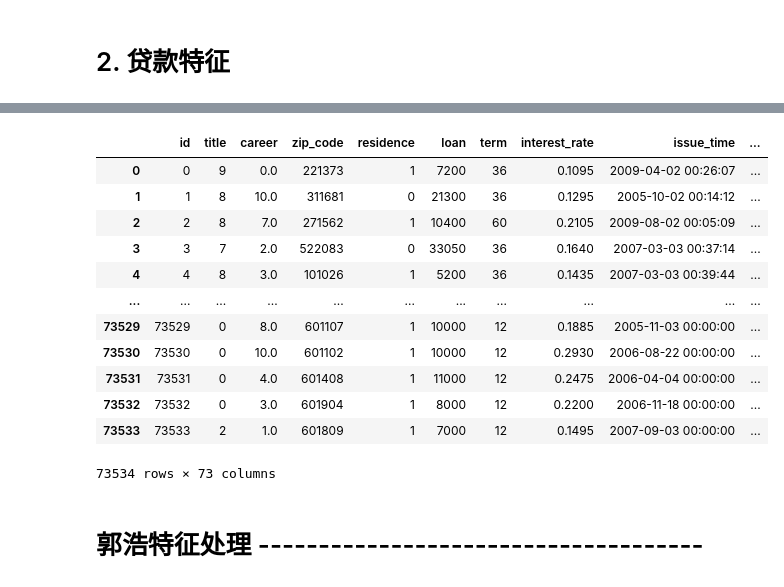
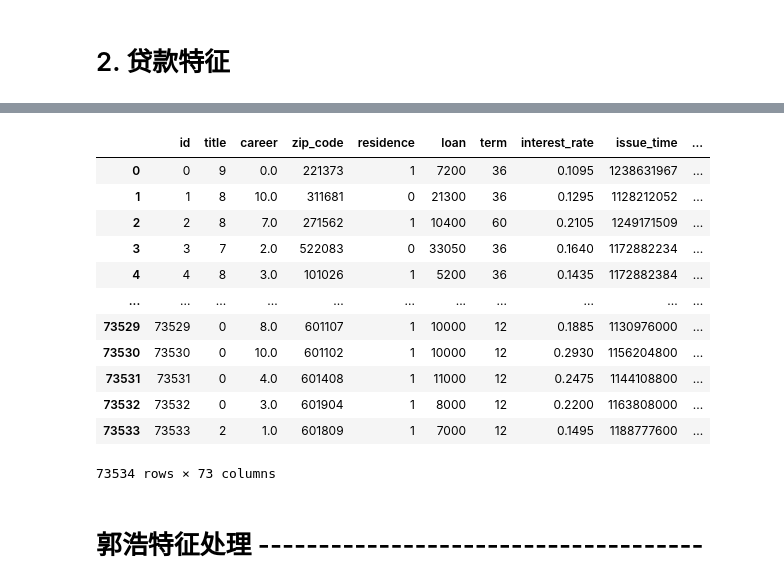
Before and after one commit to ghworld/bank_model_competiton, a Jupyter notebook: data/v25/process_v25.ipynb, the cells around one changed output, grey strips where cells are left out. Drawn from its saved outputs; the diff is of its cells as text; code cells hidden in the pictures.

```diff
--- a/data/v25/process_v25.ipynb
+++ b/data/v25/process_v25.ipynb
@@ -21,7 +23,9 @@ import numpy as np
 import time
 from sklearn.preprocessing import OrdinalEncoder
 
-pd.set_option('display.max_columns',100)
+pd.set_option('display.max_columns',200)
+pd.set_option('display.max_rows',   200)
+
 
 plt.rcParams['font.sans-serif'] = ['SimHei']
 plt.rcParams['axes.unicode_minus'] = False
@@ -46,6 +50,6 @@ process time :  2025-09-01 15:30:07
 # %%
 # debug 模式可设置较小值
-NROWS = 100000000000000000000000000000000
+NROWS = 1000000000000000000000000000000
 # %% [markdown]
 # myl特征处理
 # %% [markdown]
@@ -285,8 +289,8 @@ def month_diff(d1, d2):
 def calc_num_repay(row):
     if pd.isna(row["max_txn_time"]):
         return 0  # 没流水
-    if row["max_txn_time"] > row["issue_time"]:
-        return month_diff(row["max_txn_time"], row["issue_time"])  # 已开始还款
+    if row["max_txn_time"] > row["issue_time_s"]:
+        return month_diff(row["max_txn_time"], row["issue_time_s"])  # 已开始还款
     else:
         return 0  # 未开始还款
 
@@ -301,7 +305,7 @@ def generate_loan_features(df, bank_df):
     df['loan_month_repay'] = df['loan_total_loan'] / df['term']
 
     # 是否已经开始还款：最大交易时间 > issue_time ?
-    df["issue_time"] = pd.to_datetime(df["issue_time"], unit='s')
+    df["issue_time_s"] = pd.to_datetime(df["issue_time"], unit='s')
     bank_df["time"] = pd.to_datetime(bank_df["time"], unit='s')
 
     # --取每个用户的最大交易时间
@@ -311,7 +315,7 @@ def generate_loan_features(df, bank_df):
     df = df.merge(max_txn_time, on="id", how="left")
 
     # -- 判断是否已经开始还款
-    df["loan_has_repayment"] = (df["max_txn_time"] > df["issue_time"]).astype(int)
+    df["loan_has_repayment"] = (df["max_txn_time"] > df["issue_time_s"]).astype(int)
 
     # 还剩到期期数：remain_repay_term = term - num_repay_term
     df['max_txn_time'] = pd.to_datetime(df['max_txn_time'], unit='s')
@@ -338,6 +342,7 @@ def generate_loan_features(df, bank_df):
     # 贷款相比额度比例？ loan_ratio = loan / balance_limit
     df['loan_loan_ratio'] = df['loan'] / df['balance_limit']
 
+    df.drop(['issue_time_s'], axis=1, inplace=True)
     return df
 # %%
 #  读入数据
@@ -365,7 +370,7 @@ print('cash nume name : ',cash_nume_names)
 df_train_test = generate_loan_features(df_train_test, df_bank_train_test)
 print('after loan features df_train_test : ', df_train_test.shape)
 print('process time : ',time.strftime( '%Y-%m-%d %H:%M:%S', time.localtime()))
-df_train_test.
+df_train_test
 # %% [output]
 after cashflow feature df_train_test :  (73534, 61)
 cash nume name :  ['cash_has_trans', 'cash_span_months', 'cash_total_in_amount', 'cash_total_in_count', 'cash_total_in_max', 'cash_total_out_amount', 'cash_total_out_count', 'cash_total_out_max', 'cas ...
@@ -373,15 +379,15 @@ after loan features df_train_test :  (73534, 73)
 |  | id | title | career | zip_code | residence | loan | term | interest_rate | issue_time | ... |
-| 0 | 0 | 9 | 0.0 | 221373 | 1 | 7200 | 36 | 0.1095 | 2009-04-02 00:26:07 | ... |
-| 1 | 1 | 8 | 10.0 | 311681 | 0 | 21300 | 36 | 0.1295 | 2005-10-02 00:14:12 | ... |
-| 2 | 2 | 8 | 7.0 | 271562 | 1 | 10400 | 60 | 0.2105 | 2009-08-02 00:05:09 | ... |
-| 3 | 3 | 7 | 2.0 | 522083 | 0 | 33050 | 36 | 0.1640 | 2007-03-03 00:37:14 | ... |
-| 4 | 4 | 8 | 3.0 | 101026 | 1 | 5200 | 36 | 0.1435 | 2007-03-03 00:39:44 | ... |
+| 0 | 0 | 9 | 0.0 | 221373 | 1 | 7200 | 36 | 0.1095 | 1238631967 | ... |
+| 1 | 1 | 8 | 10.0 | 311681 | 0 | 21300 | 36 | 0.1295 | 1128212052 | ... |
+| 2 | 2 | 8 | 7.0 | 271562 | 1 | 10400 | 60 | 0.2105 | 1249171509 | ... |
+| 3 | 3 | 7 | 2.0 | 522083 | 0 | 33050 | 36 | 0.1640 | 1172882234 | ... |
+| 4 | 4 | 8 | 3.0 | 101026 | 1 | 5200 | 36 | 0.1435 | 1172882384 | ... |
 | ... | ... | ... | ... | ... | ... | ... | ... | ... | ... | ... |
-| 73529 | 73529 | 0 | 8.0 | 601107 | 1 | 10000 | 12 | 0.1885 | 2005-11-03 00:00:00 | ... |
-| 73530 | 73530 | 0 | 10.0 | 601102 | 1 | 10000 | 12 | 0.2930 | 2006-08-22 00:00:00 | ... |
-| 73531 | 73531 | 0 | 4.0 | 601408 | 1 | 11000 | 12 | 0.2475 | 2006-04-04 00:00:00 | ... |
-| 73532 | 73532 | 0 | 3.0 | 601904 | 1 | 8000 | 12 | 0.2200 | 2006-11-18 00:00:00 | ... |
-| 73533 | 73533 | 2 | 1.0 | 601809 | 1 | 7000 | 12 | 0.1495 | 2007-09-03 00:00:00 | ... |
+| 73529 | 73529 | 0 | 8.0 | 601107 | 1 | 10000 | 12 | 0.1885 | 1130976000 | ... |
+| 73530 | 73530 | 0 | 10.0 | 601102 | 1 | 10000 | 12 | 0.2930 | 1156204800 | ... |
+| 73531 | 73531 | 0 | 4.0 | 601408 | 1 | 11000 | 12 | 0.2475 | 1144108800 | ... |
+| 73532 | 73532 | 0 | 3.0 | 601904 | 1 | 8000 | 12 | 0.2200 | 1163808000 | ... |
+| 73533 | 73533 | 2 | 1.0 | 601809 | 1 | 7000 | 12 | 0.1495 | 1188777600 | ... |
 73534 rows × 73 columns
 # %% [markdown]
 # 郭浩特征处理 ------------------------------------- #
```
Also changed, not shown: parts of 6 cells of this notebook, 20 other files.
